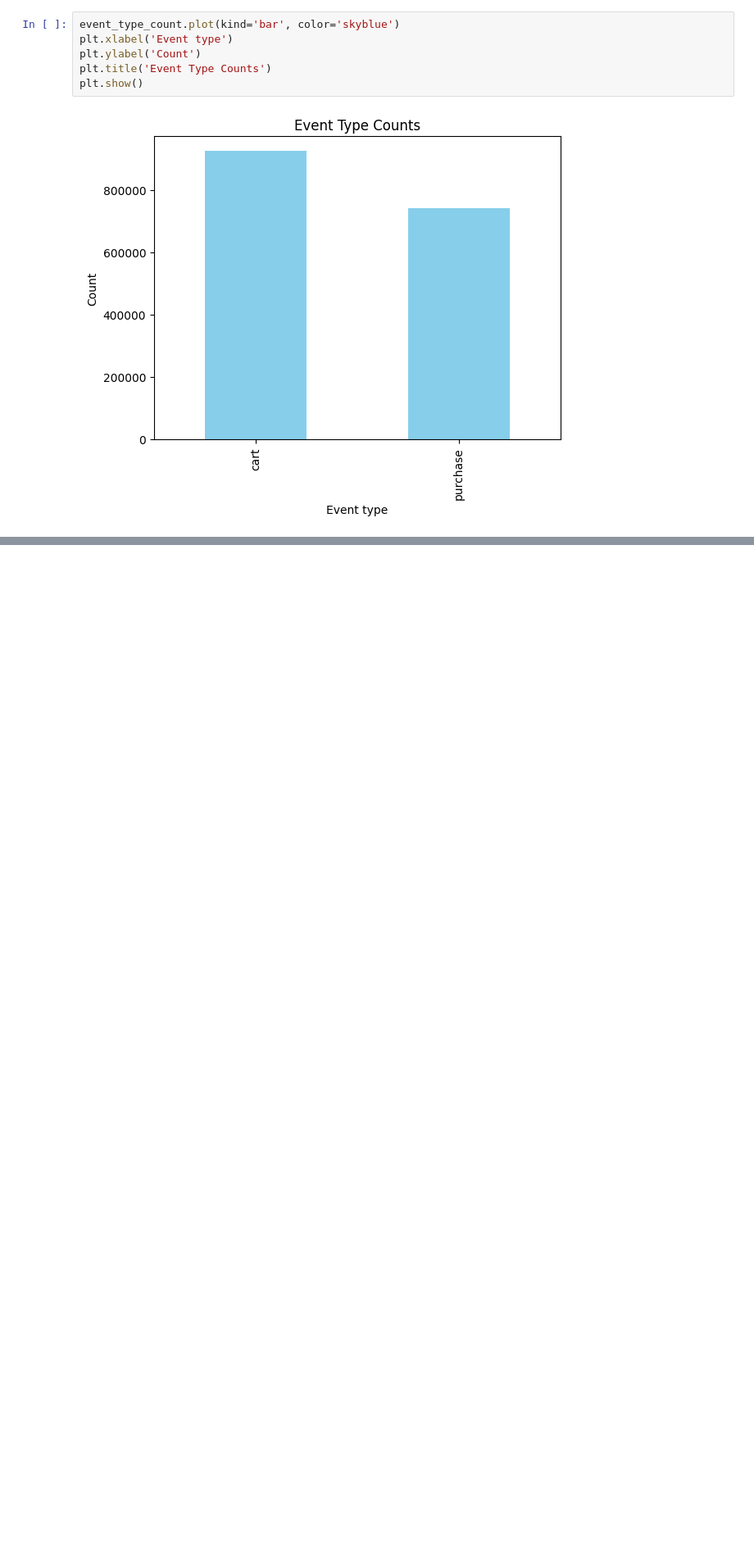
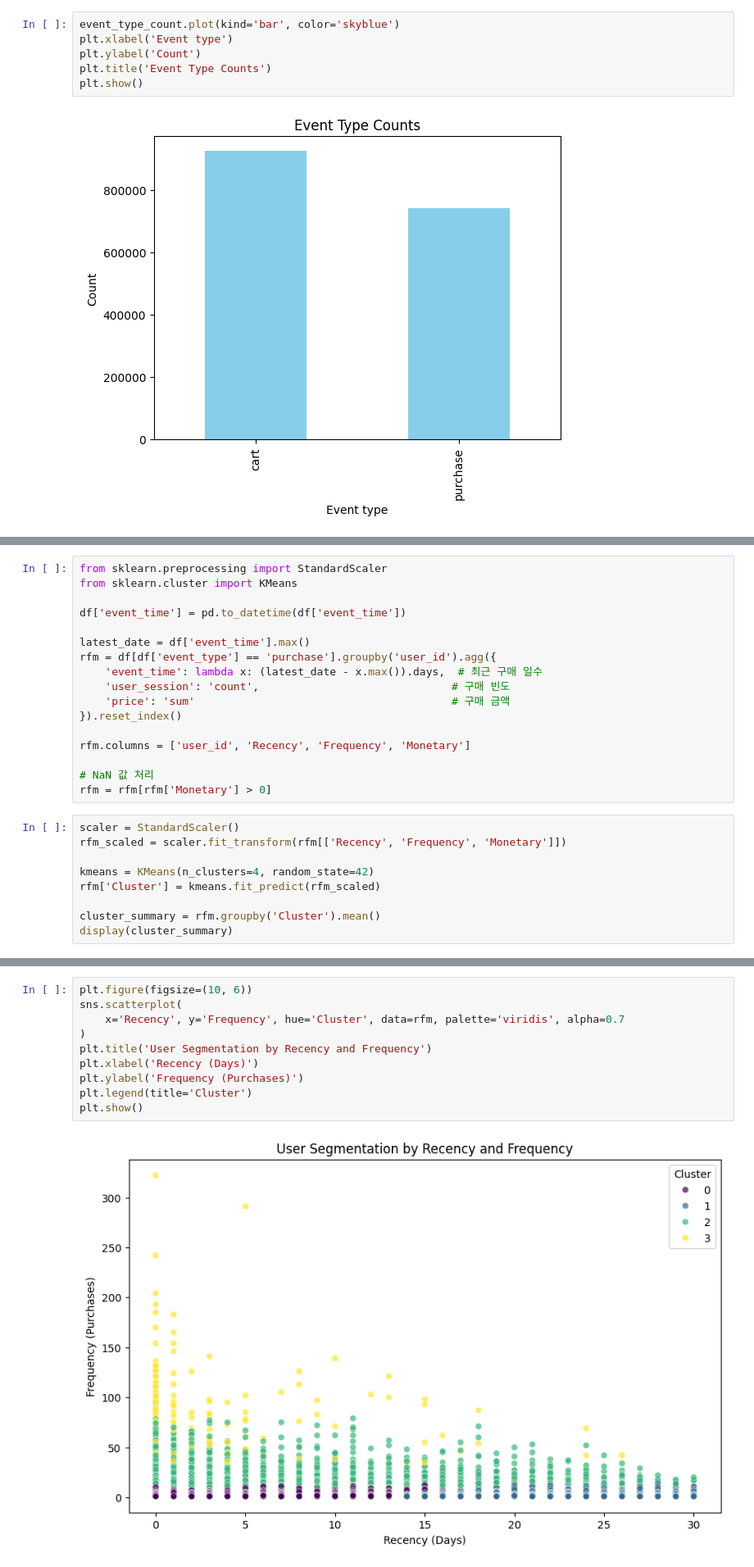
Before and after one commit to HyunsungRyu/e-commerce_cohort, a Jupyter notebook: customer_behavior_log_analysis.ipynb, the cells around one changed output, grey strips where cells are left out. Shown: that part at 82% size. Drawn from its saved outputs; the diff is of its cells as text; blank space fills up the shorter version.

```diff
--- a/customer_behavior_log_analysis.ipynb
+++ b/customer_behavior_log_analysis.ipynb
@@ -218,0 +319,26 @@ df.head()
+# %%
+from sklearn.preprocessing import StandardScaler
+from sklearn.cluster import KMeans
+
+df['event_time'] = pd.to_datetime(df['event_time'])
+
+latest_date = df['event_time'].max()
+rfm = df[df['event_type'] == 'purchase'].groupby('user_id').agg({
+    'event_time': lambda x: (latest_date - x.max()).days,  # 최근 구매 일수
+    'user_session': 'count',                              # 구매 빈도
+    'price': 'sum'                                        # 구매 금액
+}).reset_index()
+
+rfm.columns = ['user_id', 'Recency', 'Frequency', 'Monetary']
+
+# NaN 값 처리
+rfm = rfm[rfm['Monetary'] > 0]
+# %%
+scaler = StandardScaler()
+rfm_scaled = scaler.fit_transform(rfm[['Recency', 'Frequency', 'Monetary']])
+
+kmeans = KMeans(n_clusters=4, random_state=42)
+rfm['Cluster'] = kmeans.fit_predict(rfm_scaled)
+
+cluster_summary = rfm.groupby('Cluster').mean()
+display(cluster_summary)
@@ -218,0 +352,12 @@ df.head()
+# %%
+plt.figure(figsize=(10, 6))
+sns.scatterplot(
+    x='Recency', y='Frequency', hue='Cluster', data=rfm, palette='viridis', alpha=0.7
+)
+plt.title('User Segmentation by Recency and Frequency')
+plt.xlabel('Recency (Days)')
+plt.ylabel('Frequency (Purchases)')
+plt.legend(title='Cluster')
+plt.show()
+# %% [output]
+[figure, added]
```
Also changed, not shown: parts of 15 cells of this notebook, 1 other file.
